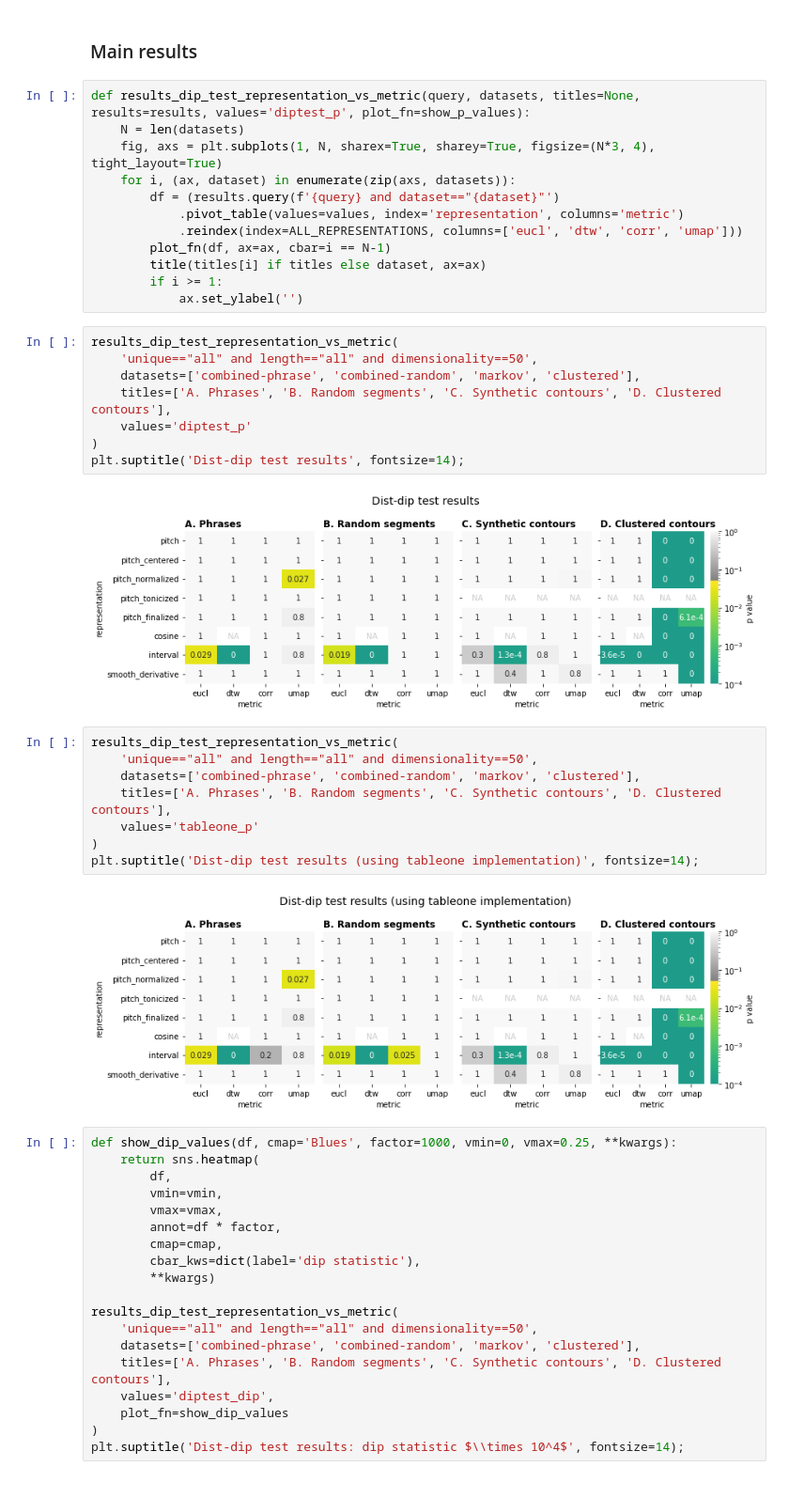
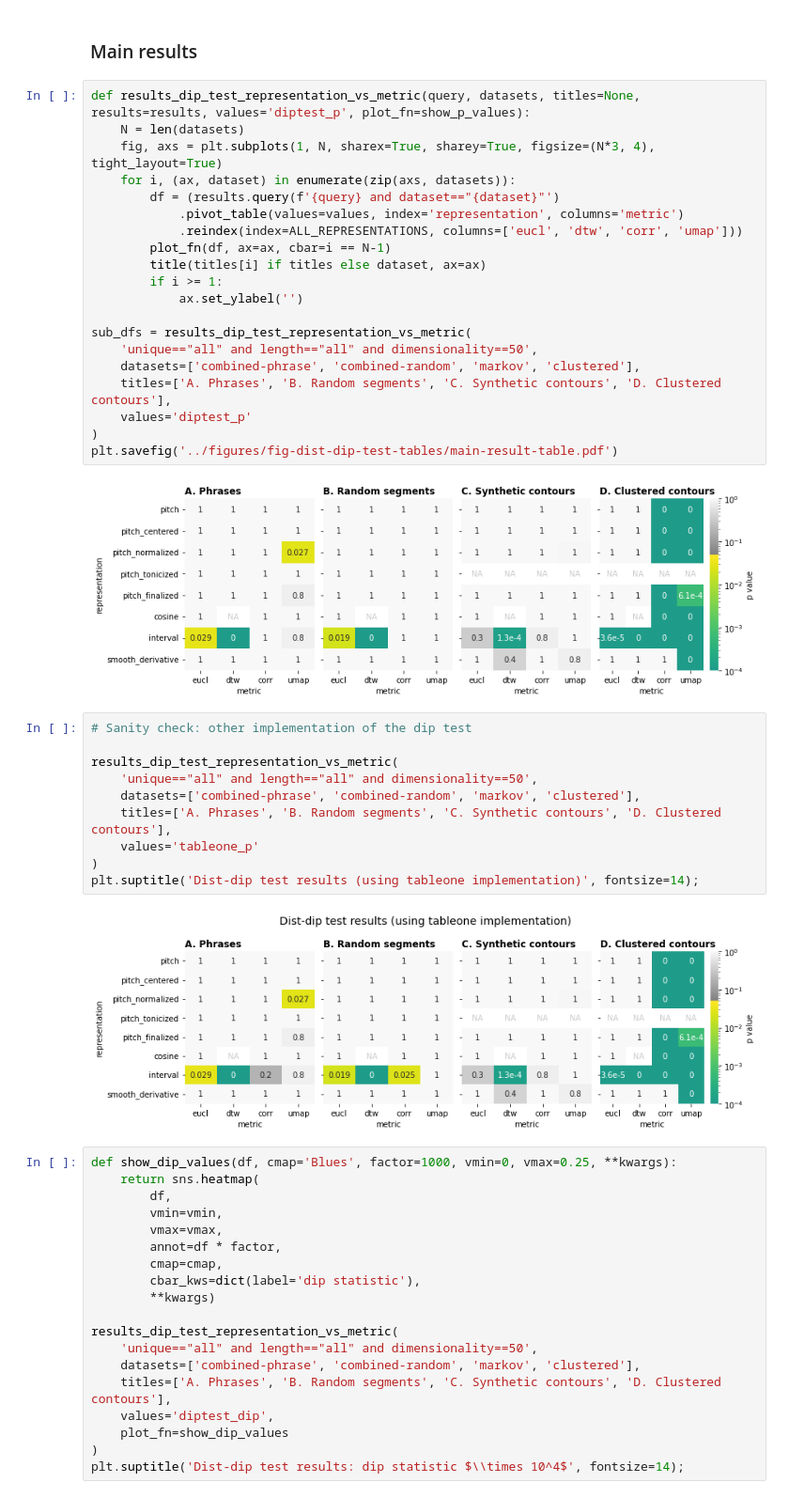
Before and after one commit to bacor/shapes-of-music, a Jupyter notebook: clean_notebooks/Dist-dip test results.ipynb, the cells around one changed output. Shown at 94% size. Saved outputs shown, nothing was run; the diff lists cells and outputs as text.

```diff
--- a/clean_notebooks/Dist-dip test results.ipynb
+++ b/clean_notebooks/Dist-dip test results.ipynb
@@ -93,35 +61,37 @@ def show_p_values(df, alpha=0.05, vmin=1e-4, vmax=1, gray=True, ax=None, **kwarg
 # %%
 def results_dip_test_representation_vs_metric(query, datasets, titles=None, results=results, values='diptest_p', plot_fn=show_p_values):
     N = len(datasets)
     fig, axs = plt.subplots(1, N, sharex=True, sharey=True, figsize=(N*3, 4), tight_layout=True)
     for i, (ax, dataset) in enumerate(zip(axs, datasets)):
         df = (results.query(f'{query} and dataset=="{dataset}"')
             .pivot_table(values=values, index='representation', columns='metric')
             .reindex(index=ALL_REPRESENTATIONS, columns=['eucl', 'dtw', 'corr', 'umap']))
         plot_fn(df, ax=ax, cbar=i == N-1)
         title(titles[i] if titles else dataset, ax=ax)
         if i >= 1:
             ax.set_ylabel('')
+
+sub_dfs = results_dip_test_representation_vs_metric(
+    'unique=="all" and length=="all" and dimensionality==50',
+    datasets=['combined-phrase', 'combined-random', 'markov', 'clustered'],
+    titles=['A. Phrases', 'B. Random segments', 'C. Synthetic contours', 'D. Clustered contours'],
+    values='diptest_p'
+)
+plt.savefig('../figures/fig-dist-dip-test-tables/main-result-table.pdf')
+# %% [output]
+[figure, added]
 # %%
+# Sanity check: other implementation of the dip test
+
 results_dip_test_representation_vs_metric(
     'unique=="all" and length=="all" and dimensionality==50',
     datasets=['combined-phrase', 'combined-random', 'markov', 'clustered'],
     titles=['A. Phrases', 'B. Random segments', 'C. Synthetic contours', 'D. Clustered contours'],
-    values='diptest_p'
+    values='tableone_p'
 )
-plt.suptitle('Dist-dip test results', fontsize=14);
+plt.suptitle('Dist-dip test results (using tableone implementation)', fontsize=14);
 # %% [output]
-[figure, old version]
+[figure, new version]
-# %%
-results_dip_test_representation_vs_metric(
-    'unique=="all" and length=="all" and dimensionality==50',
-    datasets=['combined-phrase', 'combined-random', 'markov', 'clustered'],
-    titles=['A. Phrases', 'B. Random segments', 'C. Synthetic contours', 'D. Clustered contours'],
-    values='tableone_p'
-)
-plt.suptitle('Dist-dip test results (using tableone implementation)', fontsize=14);
-# %% [output]
-[figure, removed]
 # %%
 def show_dip_values(df, cmap='Blues', factor=1000, vmin=0, vmax=0.25, **kwargs):
     return sns.heatmap(
```
Also changed, not shown: parts of 20 cells of this notebook, 20 other files.
